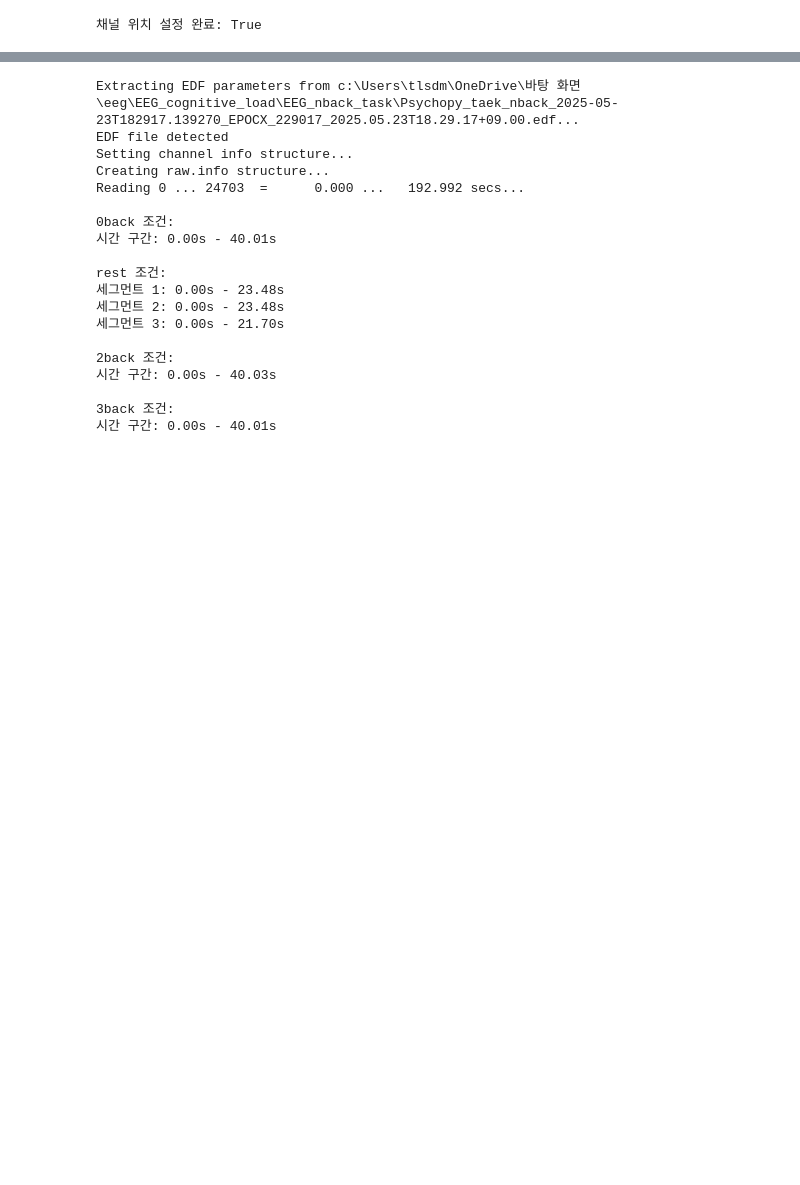
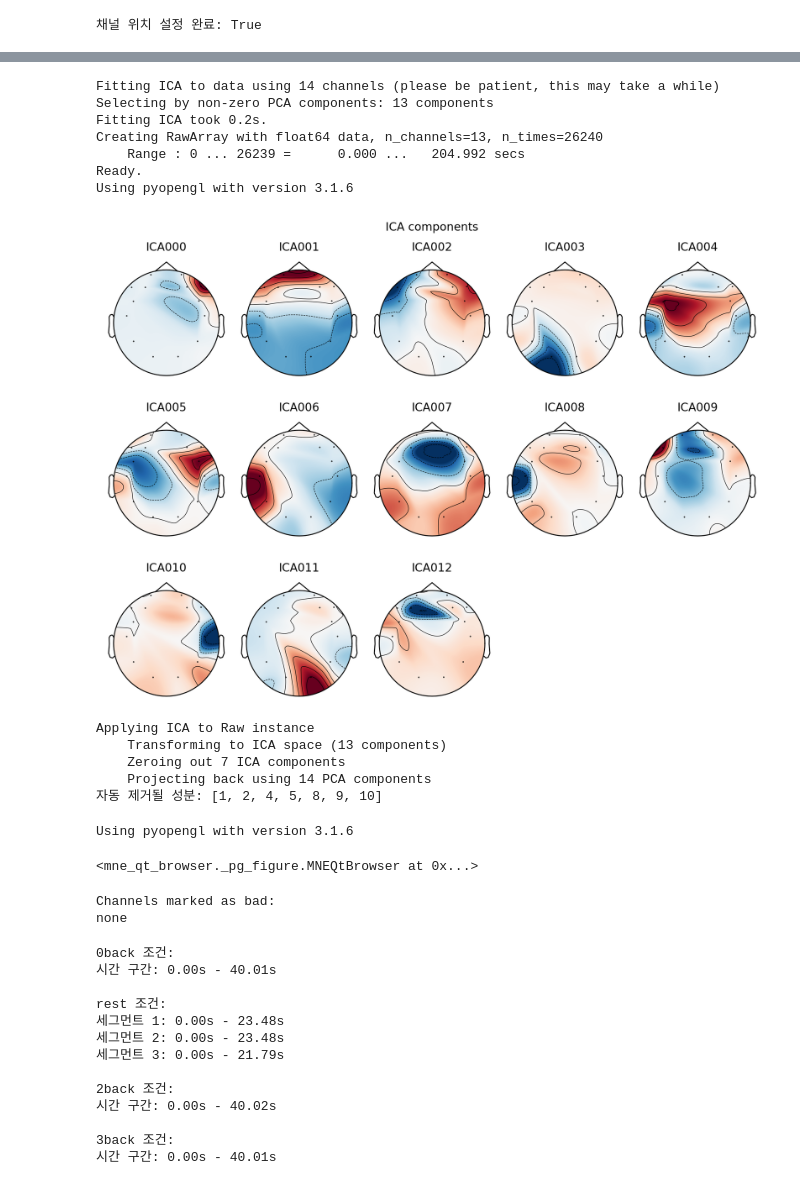
Before and after one commit to uiseongshin/EEG_cognitive_load, a Jupyter notebook: Nback_ERDS.ipynb, the cells around one changed output, grey strips where cells are left out. Saved outputs shown, nothing was run; the diff lists cells and outputs as text; code cells hidden in the pictures; blank space fills up the shorter version.

```diff
--- a/Nback_ERDS.ipynb
+++ b/Nback_ERDS.ipynb
@@ -169,7 +173,48 @@ none
+# %%
+
+ica = ICA(n_components=None, random_state=42)
+ica.fit(raw)
+
+ica.plot_sources(raw)
+ica.plot_components()
+# %% [output]
+Fitting ICA to data using 14 channels (please be patient, this may take a while)
+Selecting by non-zero PCA components: 13 components
+Fitting ICA took 0.2s.
+Creating RawArray with float64 data, n_channels=13, n_times=26240
+    Range : 0 ... 26239 =      0.000 ...   204.992 secs
+Ready.
+Using pyopengl with version 3.1.6
+[figure, added]
+# %%
+# ICA 성분 자동 분류
+ic_labels = label_components(raw, ica, method='iclabel')
+
+# 뇌파가 아닌 성분들 자동 제거
+labels = ic_labels['labels']
+exclude_idx = [idx for idx, label in enumerate(labels)
+               if label in ['eye blink', 'muscle artifact', 'heart beat']]
+
+ica.exclude = exclude_idx
+ica.apply(raw)
+print(f"자동 제거될 성분: {exclude_idx}")
+# %% [output]
+Applying ICA to Raw instance
+    Transforming to ICA space (13 components)
+    Zeroing out 7 ICA components
+    Projecting back using 14 PCA components
+자동 제거될 성분: [1, 2, 4, 5, 8, 9, 10]
+# %%
+raw.plot()
+# %% [output]
+Using pyopengl with version 3.1.6
+<mne_qt_browser._pg_figure.MNEQtBrowser at 0x...>
+Channels marked as bad:
+none
 # %%
-def load_and_segment_nback_data(edf_file, marker_file):
+def load_and_segment_nback_data(raw, marker_file):
     # EEG 데이터 로드
-    raw = mne.io.read_raw_edf(edf_file, preload=True)
+    raw = raw
 
     # Marker 정보 로드
     markers_df = pd.read_csv(marker_file)
@@ -219,9 +264,8 @@ def load_and_segment_nback_data(edf_file, marker_file):
     return segments
 
 # 사용 예시
-edf_file = 'EEG_nback_task/Psychopy_taek_nback_2025-05-23T182917.139270_EPOCX_229017_2025.05.23T18.29.17+09.00.edf'
-marker_file = 'EEG_nback_task/Psychopy_taek_nback_2025-05-23T182917.139270_EPOCX_229017_2025.05.23T18.29.17+09.00_intervalMarker.csv'
-segments = load_and_segment_nback_data(edf_file, marker_file)
+marker_file = 'EEG_nback_task/Psychopy_choi_nback_2025-05-23T171537.165397_EPOCX_229017_2025.05.23T17.15.37+09.00_intervalMarker.csv'
+segments = load_and_segment_nback_data(raw, marker_file)
 
 # 각 세그먼트 확인
 for condition, data in segments.items():
@@ -234,22 +278,16 @@ for condition, data in segments.items():
         if data is not None:
             print(f"시간 구간: {data.times[0]:.2f}s - {data.times[-1]:.2f}s")
 # %% [output]
-Extracting EDF parameters from c:\Users\tlsdm\OneDrive\바탕 화면\eeg\EEG_cognitive_load\EEG_nback_task\Psychopy_taek_nback_2025-05-23T182917.139270_EPOCX_229017_2025.05.23T18.29.17+09.00.edf...
-EDF file detected
-Setting channel info structure...
-Creating raw.info structure...
-Reading 0 ... 24703  =      0.000 ...   192.992 secs...
-
 0back 조건:
 시간 구간: 0.00s - 40.01s
 
 rest 조건:
 세그먼트 1: 0.00s - 23.48s
 세그먼트 2: 0.00s - 23.48s
-세그먼트 3: 0.00s - 21.70s
+세그먼트 3: 0.00s - 21.79s
 
 2back 조건:
-시간 구간: 0.00s - 40.03s
+시간 구간: 0.00s - 40.02s
 
 3back 조건:
 시간 구간: 0.00s - 40.01s
```
Also changed, not shown: parts of 14 cells of this notebook, 19 other files.
